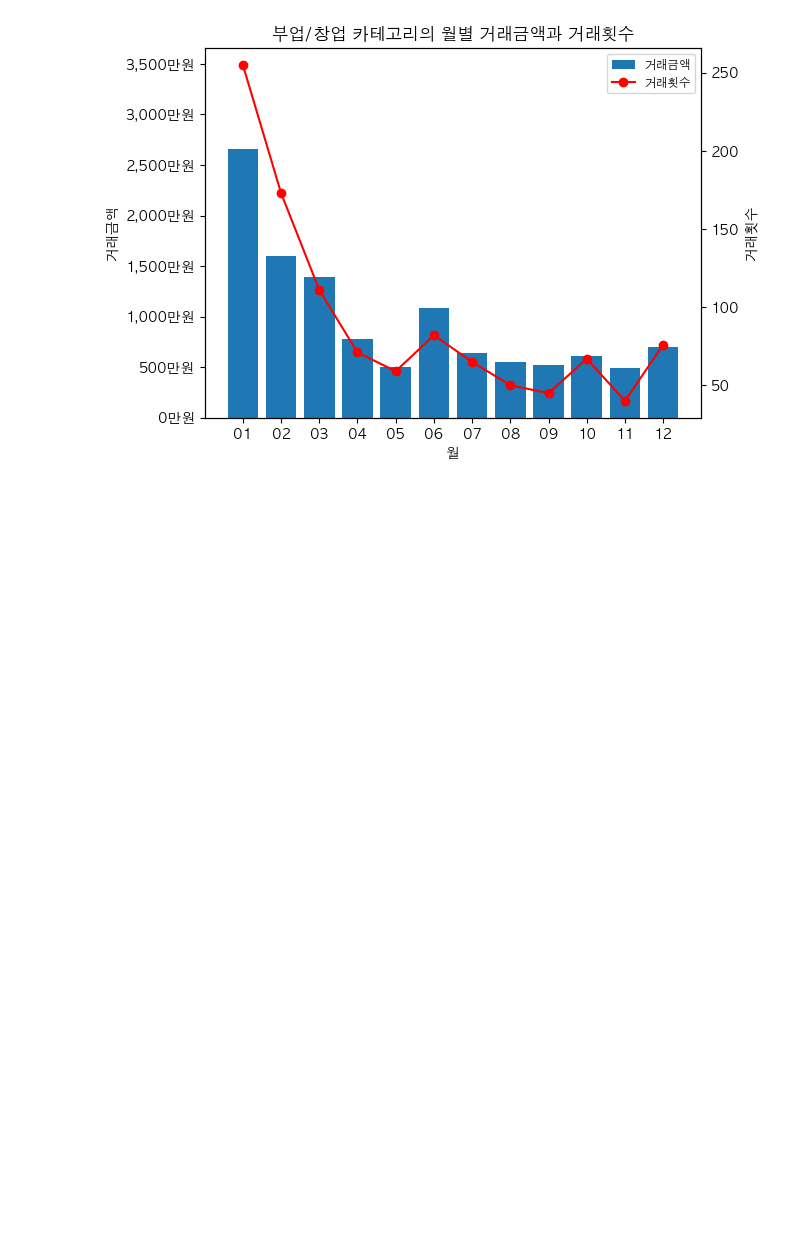
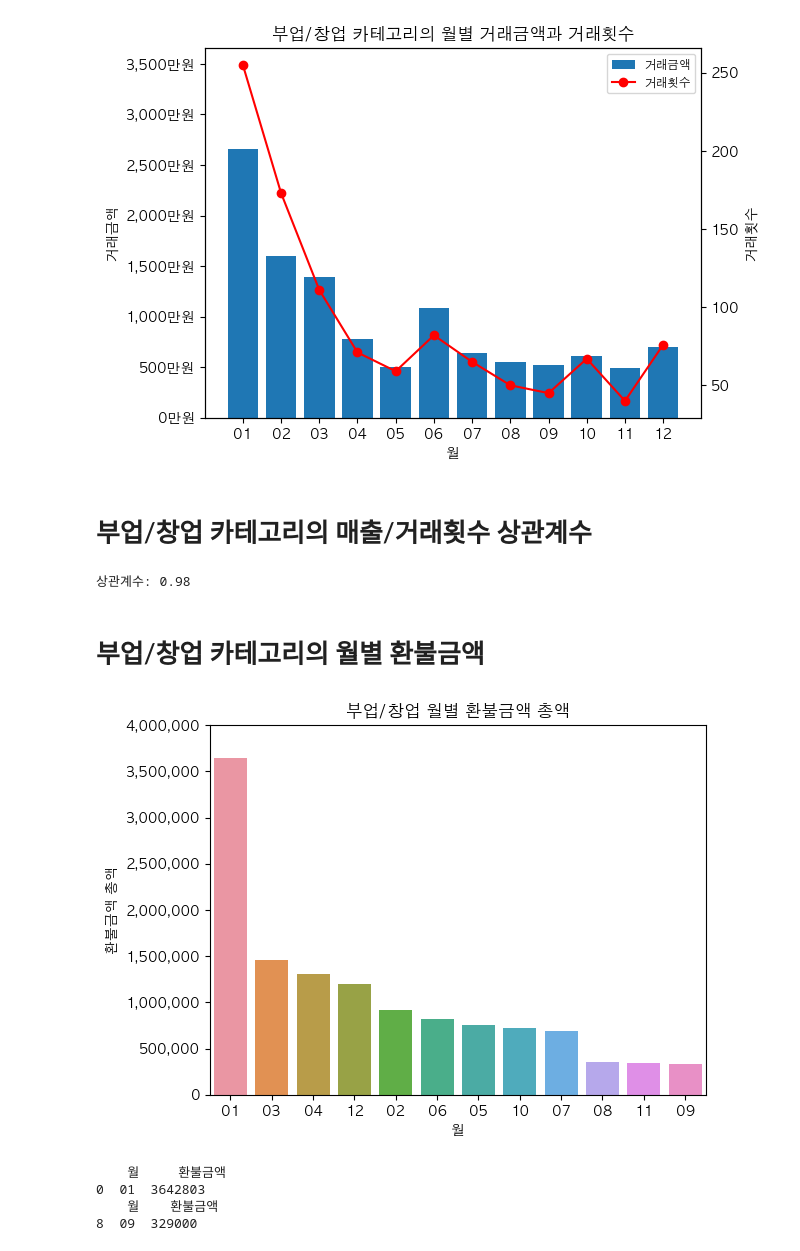
Before and after one commit to hogooba/minpj, a Jupyter notebook: pj.ipynb, the cells around one changed output. Saved outputs shown, nothing was run; the diff lists cells and outputs as text; code cells hidden in the pictures; blank space fills up the shorter version.

```diff
--- a/pj.ipynb
+++ b/pj.ipynb
@@ -578,3 +581,40 @@ plt.show()
 # %% [output]
 <Figure size 640x480 with 0 Axes>
 [figure]
+# %% [markdown]
+# 부업/창업 카테고리의 매출/거래횟수 상관계수
+# %%
+# 두 데이터프레임에서 월을 삭제후 병합하여 데이터프레임 msc 생성
+mc_sub = pd.concat([m_sub.drop('월', axis=1), c_sub.drop('월', axis=1)], axis=1)
+
+# 상관계수(Correlation Coefficient)를 구하여 출력
+mc_corr = mc_sub.corr().iloc[0,1]
+print(f"상관계수: {mc_corr:.2f}")
+# %% [output]
+상관계수: 0.98
+# %% [markdown]
+# 부업/창업 카테고리의 월별 환불금액
+# %%
+# 월별 환불금액의 합으로 그룹화
+r_sub = cat_sub.groupby('월')['환불금액'].sum().abs().reset_index()
+
+# 환불금액의 내림차순으로 정령
+r_sub = r_sub.sort_values('환불금액', ascending=False)
+
+# 월별 환불금액 총합 시각화
+sns.barplot(x='월', y='환불금액', data=r_sub)
+plt.title("부업/창업 월별 환불금액 총액")
+plt.xlabel("월")
+plt.ylabel("환불금액 총액")
+plt.yticks(plt.yticks()[0], [f"{int(y_value):,}" for y_value in plt.yticks()[0]])
+
+plt.show()
+
+print(r_sub.head(1))
+print(r_sub.tail(1))
+# %% [output]
+[figure, added]
+    월     환불금액
+0  01  3642803
+    월    환불금액
+8  09  329000
```
Also changed, not shown: parts of 40 cells of this notebook, 1 other file.
